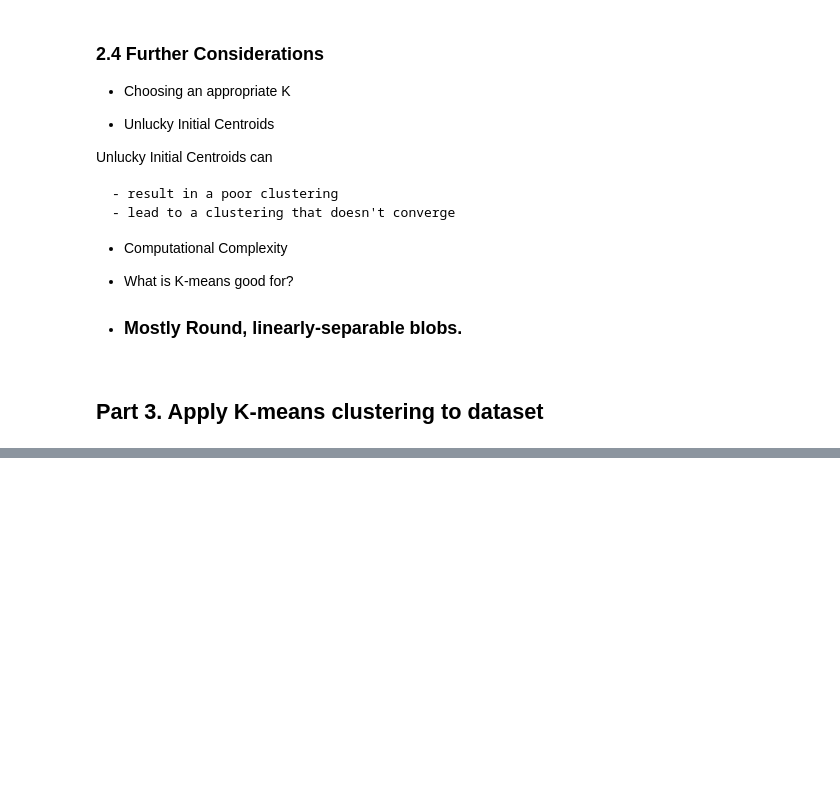
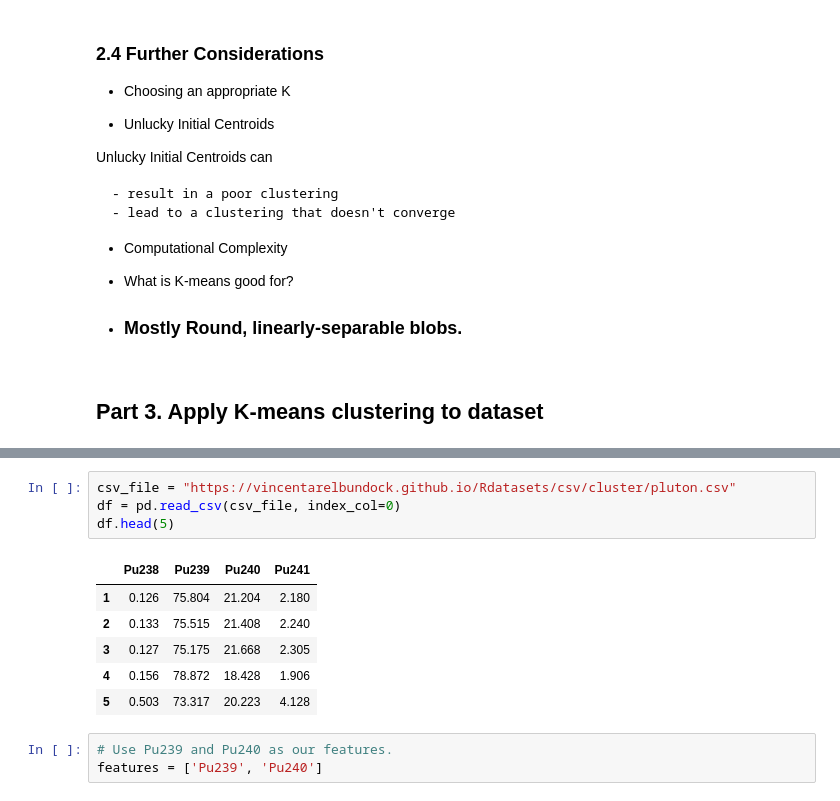
Before and after one commit to lfr4704/DS-Unit-1-Sprint-3-Linear-Algebra, a Jupyter notebook: module4-clustering/LS_DS_134_Solutions.ipynb, the cells around one changed output, grey strips where cells are left out. Drawn from its saved outputs; the diff is of its cells as text; blank space fills up the shorter version.

```diff
--- a/module4-clustering/LS_DS_134_Solutions.ipynb
+++ b/module4-clustering/LS_DS_134_Solutions.ipynb
@@ -759,0 +792,14 @@ Unlucky Initial Centroids can
+# %%
+csv_file = "https://vincentarelbundock.github.io/Rdatasets/csv/cluster/pluton.csv"
+df = pd.read_csv(csv_file, index_col=0)
+df.head(5)
+# %% [output]
+|  | Pu238 | Pu239 | Pu240 | Pu241 |
+| 1 | 0.126 | 75.804 | 21.204 | 2.180 |
+| 2 | 0.133 | 75.515 | 21.408 | 2.240 |
+| 3 | 0.127 | 75.175 | 21.668 | 2.305 |
+| 4 | 0.156 | 78.872 | 18.428 | 1.906 |
+| 5 | 0.503 | 73.317 | 20.223 | 4.128 |
+# %%
+# Use Pu239 and Pu240 as our features.
+features = ['Pu239', 'Pu240']
```
Also changed, not shown: parts of 77 cells of this notebook.
